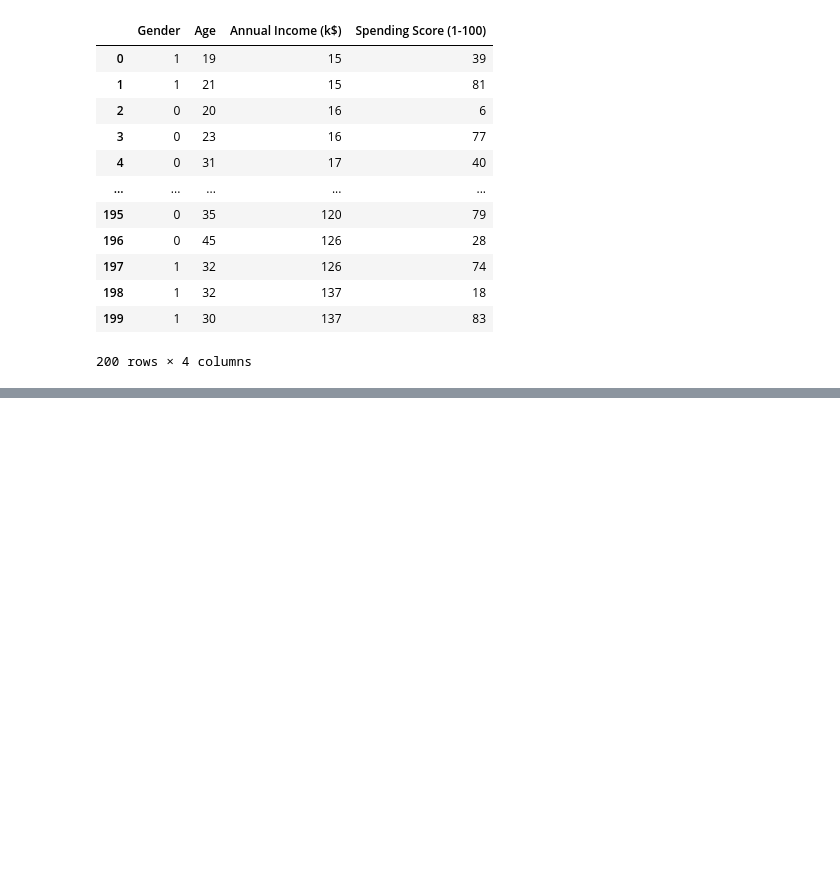
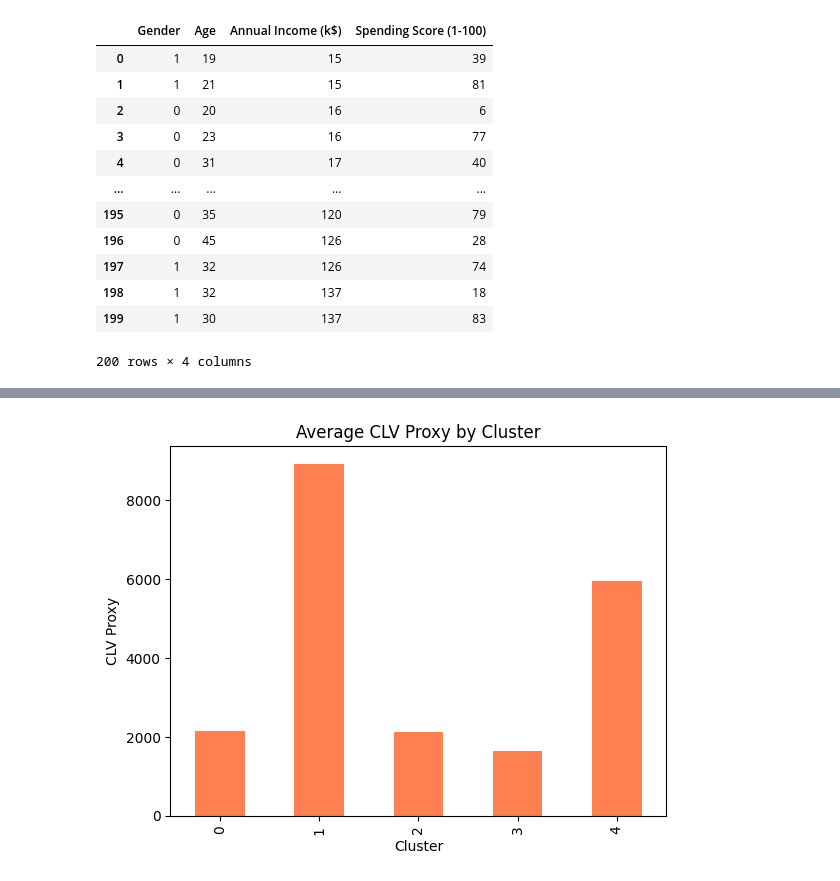
Before and after one commit to godwillokwuchukwu/Mall_customer, a Jupyter notebook: mall.ipynb, the cells around one changed output, grey strips where cells are left out. Saved outputs shown, nothing was run; the diff lists cells and outputs as text; code cells hidden in the pictures; blank space fills up the shorter version.

```diff
--- a/mall.ipynb
+++ b/mall.ipynb
@@ -101,0 +197,7 @@ x
+# %%
+# CLV Proxy = Income * Spending Score
+x["CLV_Proxy"] = x["Annual Income (k$)"] * x["Spending Score (1-100)"]
+
+# Average CLV per cluster
+clv_profile = x.groupby("Cluster")["CLV_Proxy"].mean().round(2)
+print(clv_profile)
@@ -101,0 +212,8 @@ x
+# %%
+# Visualize
+clv_profile.plot(kind="bar", color="coral")
+plt.title("Average CLV Proxy by Cluster")
+plt.ylabel("CLV Proxy")
+plt.show()
+# %% [output]
+[figure, added]
```
Also changed, not shown: parts of 32 cells of this notebook.
